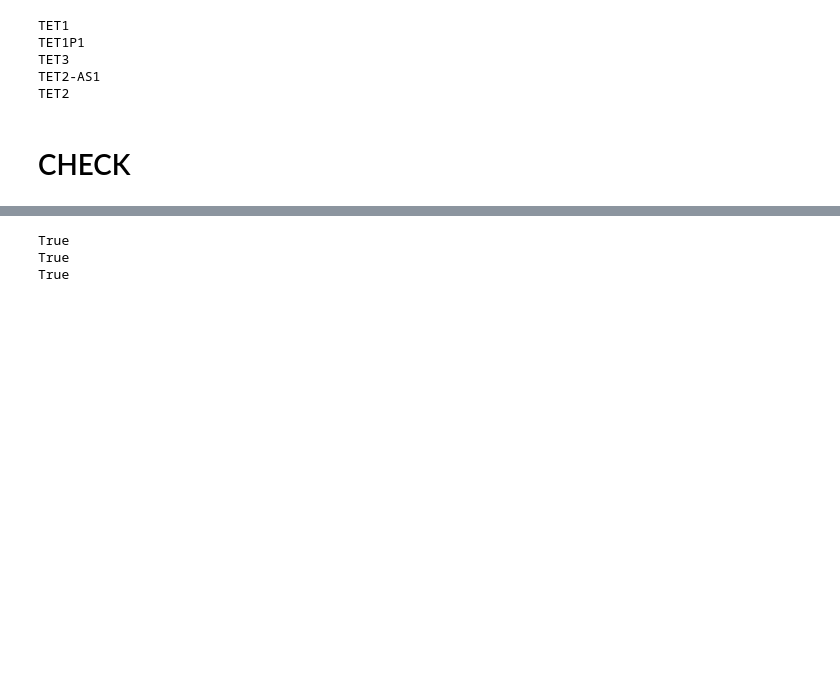
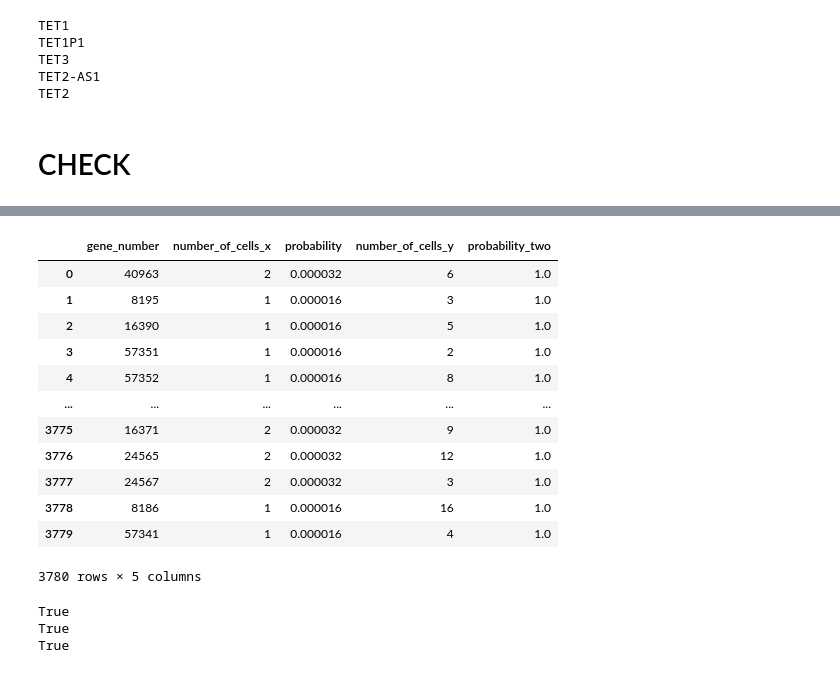
Before and after one commit to chrisarmstrong151/prometheus, a Jupyter notebook: notebooks/TEMP_loom_load.ipynb, the cells around one changed output, grey strips where cells are left out. Cells and saved outputs as stored; diff of their text form; code cells hidden in the pictures; blank space fills up the shorter version.

```diff
--- a/notebooks/TEMP_loom_load.ipynb
+++ b/notebooks/TEMP_loom_load.ipynb
@@ -156,0 +218,9 @@ TODO: give report on which cells are ambiguous, use binomial to test for ambiguo
+# %%
+# DataFrame.
+df_gene_counts = pd.DataFrame(
+    data = {
+        'gene_number': expressed_gene_counts.keys(),
+        'number_of_cells': [expressed_gene_counts[i] for i in expressed_gene_counts.keys()]
+    },
+    index = range(0, len(expressed_gene_counts.keys()))
+)
@@ -156,0 +243,3 @@ TODO: give report on which cells are ambiguous, use binomial to test for ambiguo
+# %%
+# gene_number column guaranteed to be shared...?
+merged = pd.merge(df_ambiguous_gene_counts, df_gene_counts, on = 'gene_number')
@@ -157,3 +262,21 @@ TODO: give report on which cells are ambiguous, use binomial to test for ambiguo
+# %%
+merged['probability_two'] = merged['number_of_cells_x']/merged['number_of_cells_x']
+# %%
+merged
+# %% [output]
+|  | gene_number | number_of_cells_x | probability | number_of_cells_y | probability_two |
+| 0 | 40963 | 2 | 0.000032 | 6 | 1.0 |
+| 1 | 8195 | 1 | 0.000016 | 3 | 1.0 |
+| 2 | 16390 | 1 | 0.000016 | 5 | 1.0 |
+| 3 | 57351 | 1 | 0.000016 | 2 | 1.0 |
+| 4 | 57352 | 1 | 0.000016 | 8 | 1.0 |
+| ... | ... | ... | ... | ... | ... |
+| 3775 | 16371 | 2 | 0.000032 | 9 | 1.0 |
+| 3776 | 24565 | 2 | 0.000032 | 12 | 1.0 |
+| 3777 | 24567 | 2 | 0.000032 | 3 | 1.0 |
+| 3778 | 8186 | 1 | 0.000016 | 16 | 1.0 |
+| 3779 | 57341 | 1 | 0.000016 | 4 | 1.0 |
+3780 rows × 5 columns
 # %%
 # set.intersection(set.intersection(set(spliced), set(unspliced)), set(ambiguous))
 # %%
```
Also changed, not shown: parts of 25 cells of this notebook.
